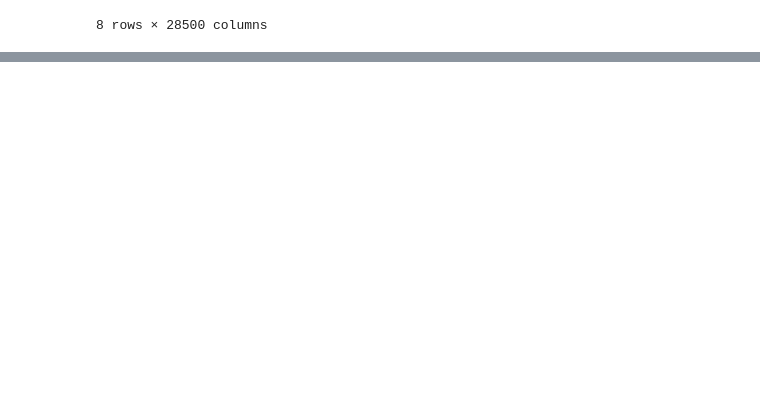
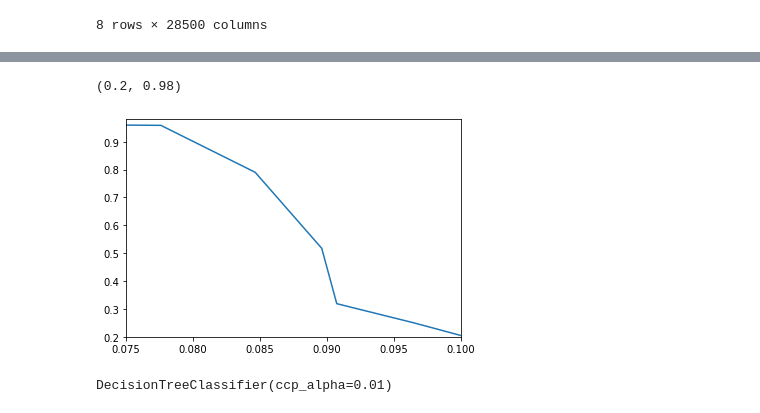
Before and after one commit to GingerLqt/Axaitech_TissueBiopsy, a Jupyter notebook: TissueBiopsy.ipynb, the cells around one changed output, grey strips where cells are left out. Saved outputs shown, nothing was run; the diff lists cells and outputs as text; code cells hidden in the pictures; blank space fills up the shorter version.

```diff
--- a/TissueBiopsy.ipynb
+++ b/TissueBiopsy.ipynb
@@ -227,0 +273,14 @@ sns.histplot(reduced_BRCA)
+# %%
+cv_accuracy = []
+
+for a in ccp_alphas:
+    model = DecisionTreeClassifier(ccp_alpha=a)
+    cv_score = cross_val_score(model, X=x_test, y=y_test , scoring="accuracy", cv=10).mean()
+    cv_accuracy.append(cv_score)
+# %%
+p = sns.lineplot(x=ccp_alphas, y=cv_accuracy)
+p.set_xlim(0.075,0.10)
+p.set_ylim(0.20,0.98)
+# %% [output]
+(0.2, 0.98)
+[figure, added]
@@ -227,0 +300,5 @@ sns.histplot(reduced_BRCA)
+# %%
+tree_pruned = DecisionTreeClassifier(ccp_alpha=0.01)
+tree_pruned.fit(X = x_test, y = y_test)
+# %% [output]
+DecisionTreeClassifier(ccp_alpha=0.01)
```
Also changed, not shown: parts of 31 cells of this notebook.
